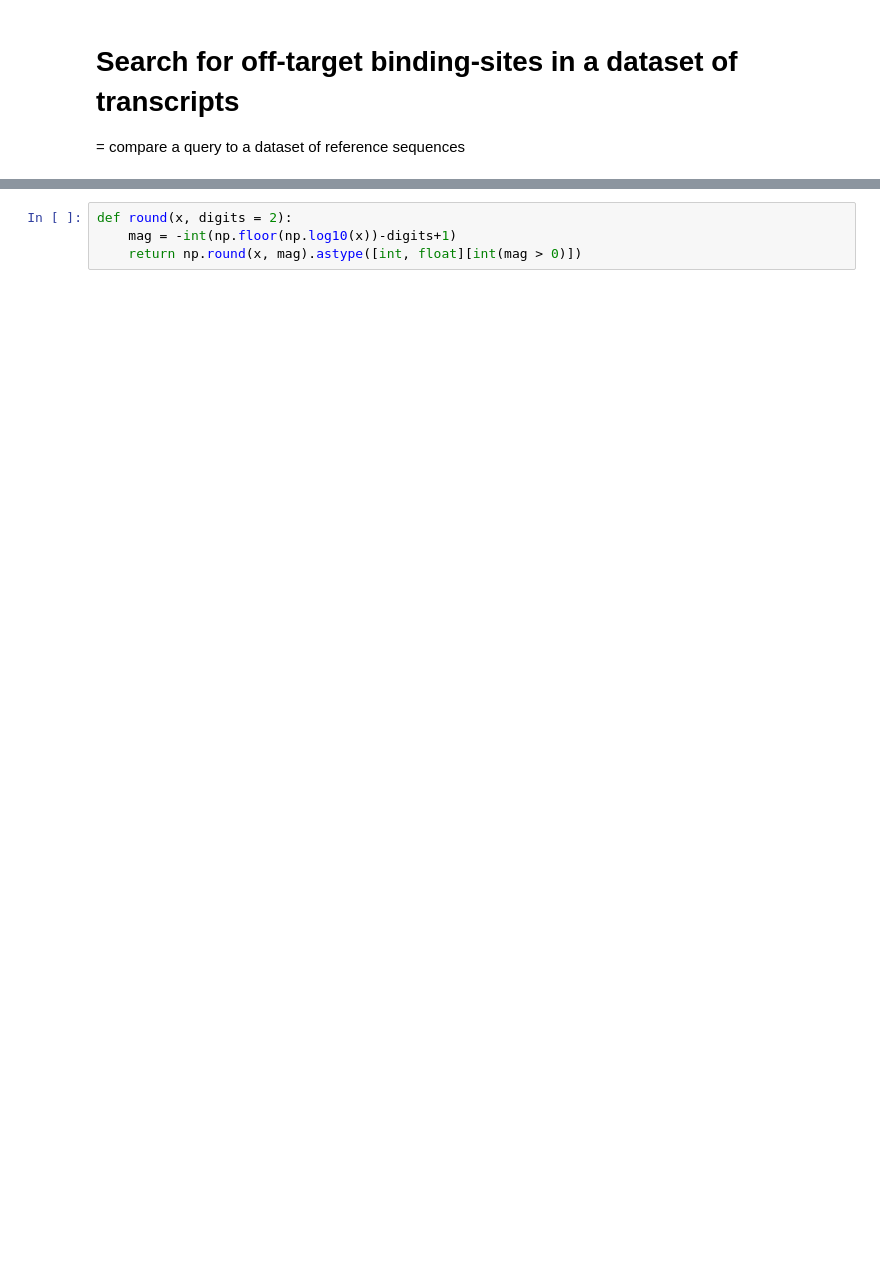
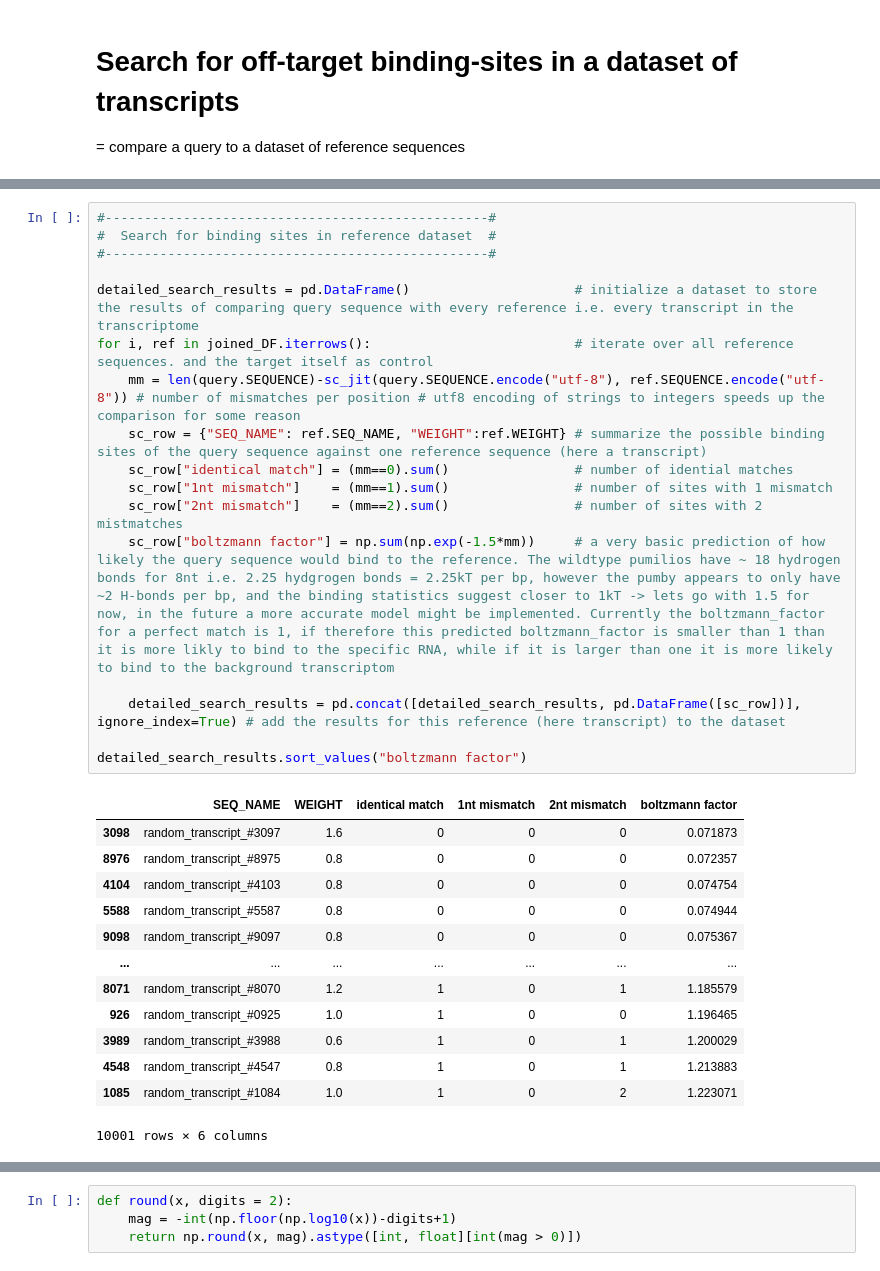
Before and after one commit to Q1vy/iGEM2025-TRAPS-Software-and-Modelling, a Jupyter notebook: target_search_test.ipynb, the cells around one changed output, grey strips where cells are left out. Drawn from its saved outputs; the diff is of its cells as text; blank space fills up the shorter version.

```diff
--- a/target_search_test.ipynb
+++ b/target_search_test.ipynb
@@ -87,3 +164,34 @@ Name: 582, dtype: object
+# %%
+#-------------------------------------------------#
+#  Search for binding sites in reference dataset  #
+#-------------------------------------------------#
+
+detailed_search_results = pd.DataFrame()                     # initialize a dataset to store the results of comparing query sequence with every reference i.e. every transcript in the transcriptome
+for i, ref in joined_DF.iterrows():                          # iterate over all reference sequences. and the target itself as control
+    mm = len(query.SEQUENCE)-sc_jit(query.SEQUENCE.encode("utf-8"), ref.SEQUENCE.encode("utf-8")) # number of mismatches per position # utf8 encoding of strings to integers speeds up the comparison for some reason
+    sc_row = {"SEQ_NAME": ref.SEQ_NAME, "WEIGHT":ref.WEIGHT} # summarize the possible binding sites of the query sequence against one reference sequence (here a transcript)
+    sc_row["identical match"] = (mm==0).sum()                # number of idential matches
+    sc_row["1nt mismatch"]    = (mm==1).sum()                # number of sites with 1 mismatch
+    sc_row["2nt mismatch"]    = (mm==2).sum()                # number of sites with 2 mistmatches
+    sc_row["boltzmann factor"] = np.sum(np.exp(-1.5*mm))     # a very basic prediction of how likely the query sequence would bind to the reference. The wildtype pumilios have ~ 18 hydrogen bonds for 8nt i.e. 2.25 hydgrogen bonds = 2.25kT per bp, however the pumby appears to only have ~2 H-bonds per bp, and the binding statistics suggest closer to 1kT -> lets go with 1.5 for now, in the future a more accurate model might be implemented. Currently the boltzmann_factor for a perfect match is 1, if therefore this predicted boltzmann_factor is smaller than 1 than it is more likly to bind to the specific RNA, while if it is larger than one it is more likely to bind to the background transcriptom
+
+    detailed_search_results = pd.concat([detailed_search_results, pd.DataFrame([sc_row])], ignore_index=True) # add the results for this reference (here transcript) to the dataset
+
+detailed_search_results.sort_values("boltzmann factor")
+# %% [output]
+|  | SEQ_NAME | WEIGHT | identical match | 1nt mismatch | 2nt mismatch | boltzmann factor |
+| 3098 | random_transcript_#3097 | 1.6 | 0 | 0 | 0 | 0.071873 |
+| 8976 | random_transcript_#8975 | 0.8 | 0 | 0 | 0 | 0.072357 |
+| 4104 | random_transcript_#4103 | 0.8 | 0 | 0 | 0 | 0.074754 |
+| 5588 | random_transcript_#5587 | 0.8 | 0 | 0 | 0 | 0.074944 |
+| 9098 | random_transcript_#9097 | 0.8 | 0 | 0 | 0 | 0.075367 |
+| ... | ... | ... | ... | ... | ... | ... |
+| 8071 | random_transcript_#8070 | 1.2 | 1 | 0 | 1 | 1.185579 |
+| 926 | random_transcript_#0925 | 1.0 | 1 | 0 | 0 | 1.196465 |
+| 3989 | random_transcript_#3988 | 0.6 | 1 | 0 | 1 | 1.200029 |
+| 4548 | random_transcript_#4547 | 0.8 | 1 | 0 | 1 | 1.213883 |
+| 1085 | random_transcript_#1084 | 1.0 | 1 | 0 | 2 | 1.223071 |
+10001 rows × 6 columns
 # %%
 ###  Search for binding sites of query sequence in reference dataset
 detailed_search_results = pd.DataFrame()                     # initialize a dataset to store the results of comparing query sequence with every reference i.e. every transcript in the transcriptome
```
Also changed, not shown: parts of 14 cells of this notebook.
